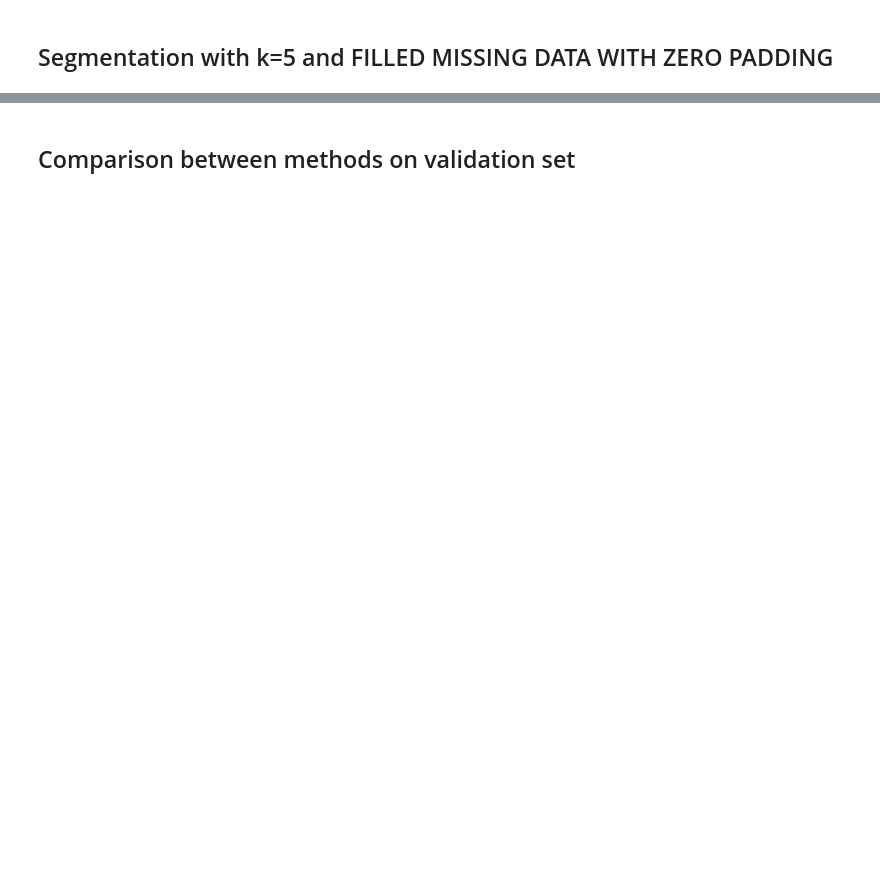
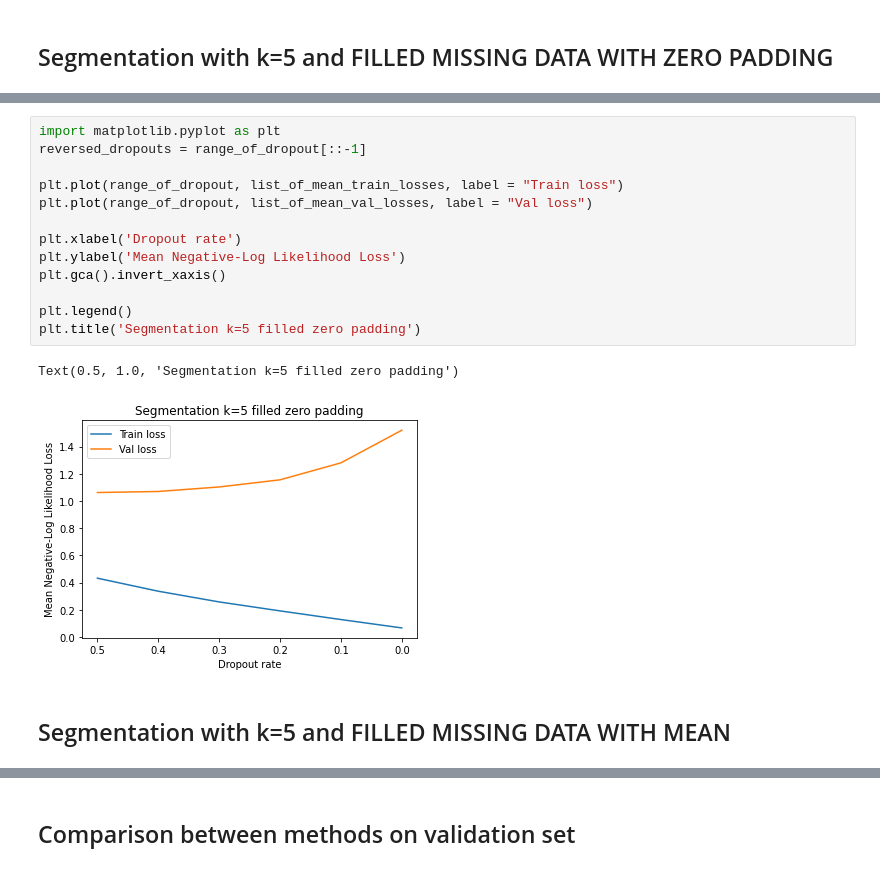
Before and after one commit to icik251/JapaneseSpeechRecognition, a Jupyter notebook: result_analysis.ipynb, the cells around one changed output, grey strips where cells are left out. Cells and saved outputs as stored; diff of their text form; blank space fills up the shorter version.

```diff
--- a/result_analysis.ipynb
+++ b/result_analysis.ipynb
@@ -292,0 +288,18 @@ Estimated average convergence time: 0:00:08.356231
+# %%
+import matplotlib.pyplot as plt
+reversed_dropouts = range_of_dropout[::-1]
+
+plt.plot(range_of_dropout, list_of_mean_train_losses, label = "Train loss")
+plt.plot(range_of_dropout, list_of_mean_val_losses, label = "Val loss")
+
+plt.xlabel('Dropout rate')
+plt.ylabel('Mean Negative-Log Likelihood Loss')
+plt.gca().invert_xaxis()
+
+plt.legend()
+plt.title('Segmentation k=5 filled zero padding')
+# %% [output]
+Text(0.5, 1.0, 'Segmentation k=5 filled zero padding')
+[figure, added]
+# %% [markdown]
+## Segmentation with k=5 and FILLED MISSING DATA WITH MEAN
```
Also changed, not shown: parts of 16 cells of this notebook, 50 other files.
